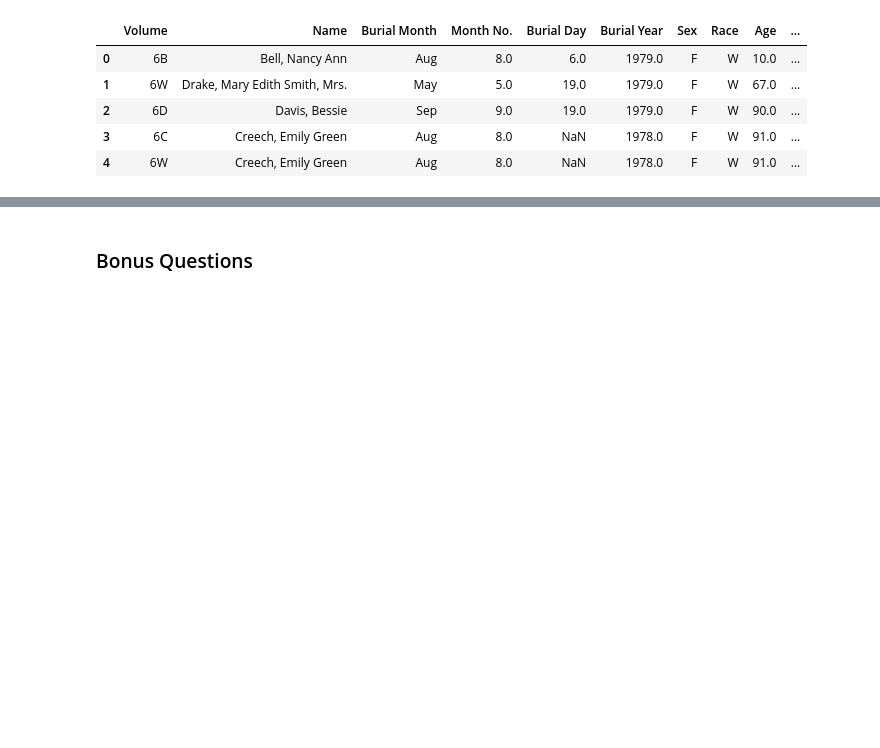
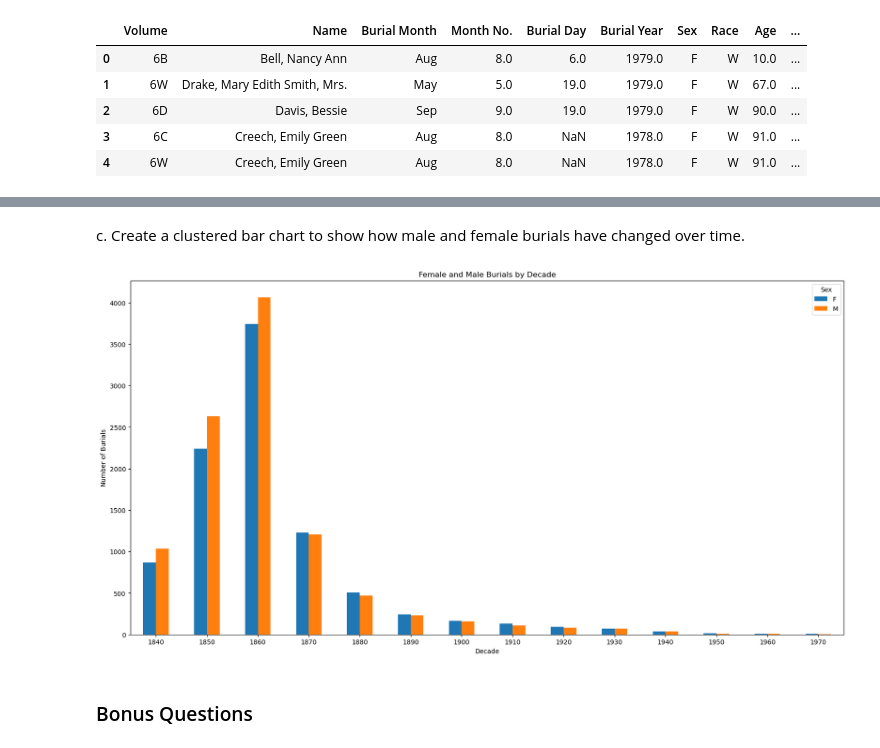
Before and after one commit to NSS-Data-Analytics-Cohort-10/advanced-pandas-emmydoore, a Jupyter notebook: notebooks/adv_pandas.ipynb, the cells around one changed output, grey strips where cells are left out. Drawn from its saved outputs; the diff is of its cells as text; code cells hidden in the pictures; blank space fills up the shorter version.

```diff
--- a/notebooks/adv_pandas.ipynb
+++ b/notebooks/adv_pandas.ipynb
@@ -245,3 +255,15 @@ plt.title('Female and Male Burials by Decade');
+# %% [markdown]
+c. Create a clustered bar chart to show how male and female burials have changed over time.
+# %%
+bar_df=pd.crosstab(gender['Decade'],gender['Sex'])
+bar_df.index=bar_df.index.map(int)
+
+bar_df.plot(kind='bar',figsize=(20,10))
+plt.xticks(rotation=360)
+plt.ylabel('Number of Burials')
+plt.title('Female and Male Burials by Decade');
+# %% [output]
+[figure, added]
 # %% [markdown]
 ### Bonus Questions
 # %% [markdown]
```
Also changed, not shown: parts of 48 cells of this notebook.
